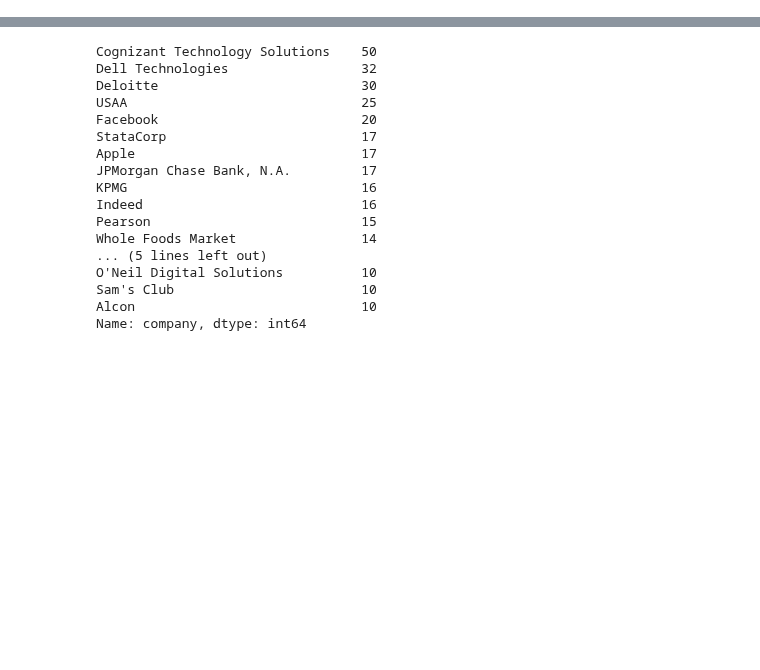
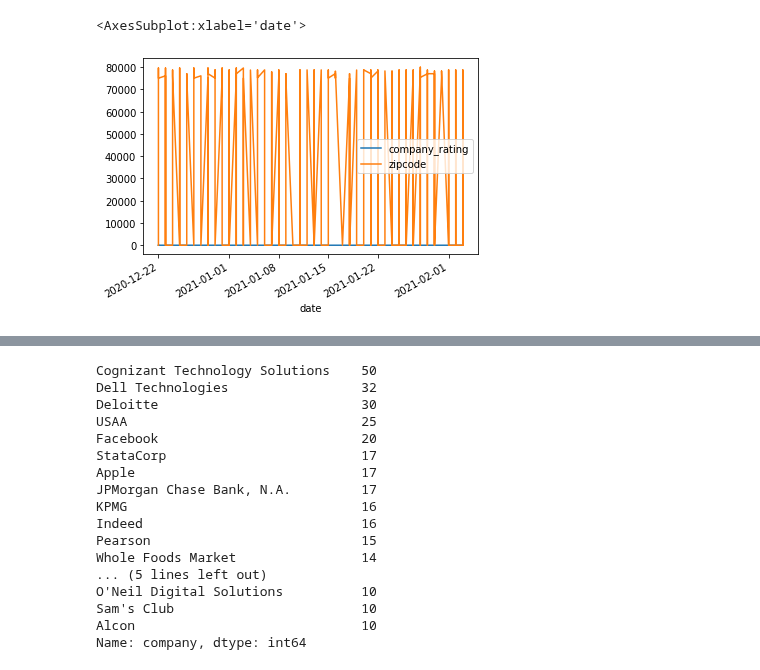
Before and after one commit to Blue-Owl-Data/Job-Search-Dashboard, a Jupyter notebook: notebook/MVP-Davila-2.ipynb, the cells around one changed output, grey strips where cells are left out. Drawn from its saved outputs; the diff is of its cells as text; code cells hidden in the pictures; blank space fills up the shorter version.

```diff
--- a/notebook/MVP-Davila-2.ipynb
+++ b/notebook/MVP-Davila-2.ipynb
@@ -28,0 +41,7 @@ df.head()
+# %%
+df = df.set_index('date').sort_index()
+# %%
+df.plot()
+# %% [output]
+<AxesSubplot:xlabel='date'>
+[figure, added]
```
Also changed, not shown: parts of 4 cells of this notebook.
